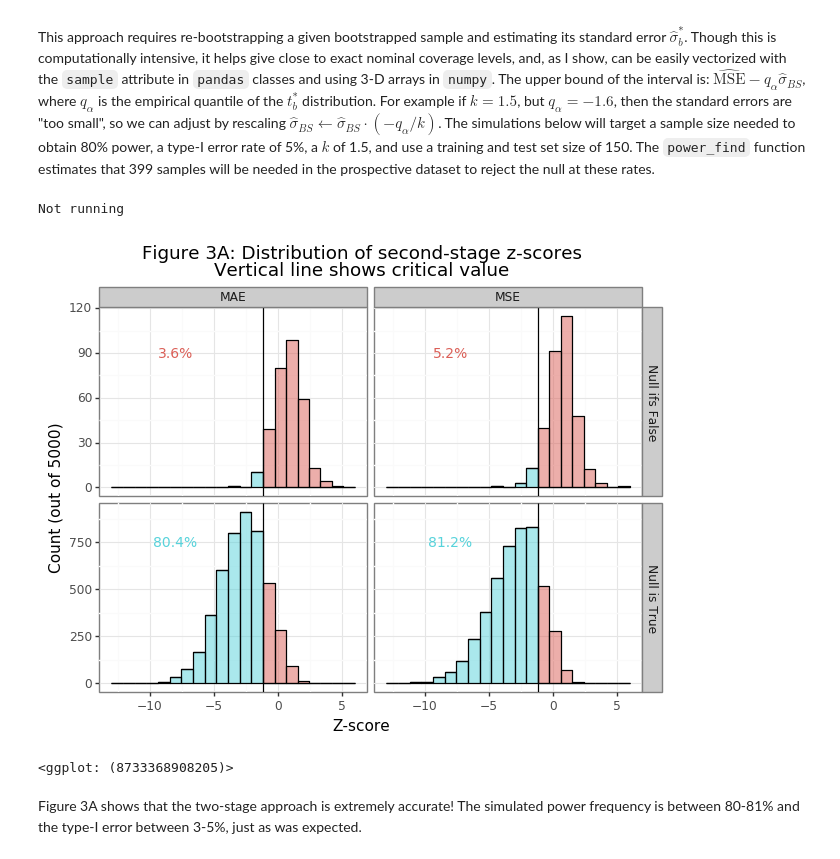
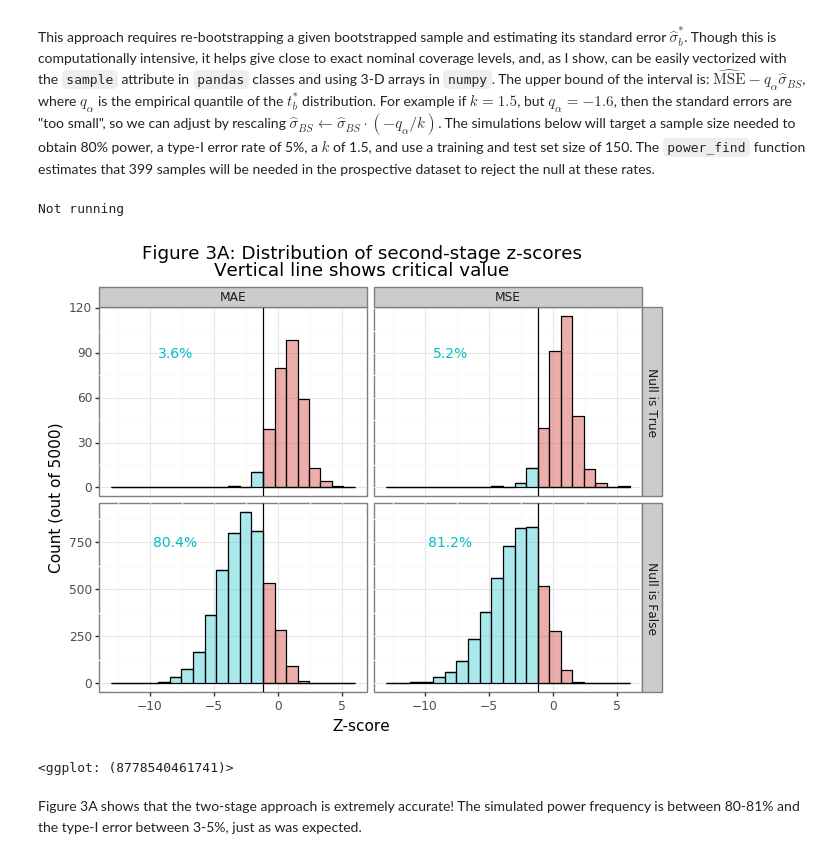
Before and after one commit to erikdrysdale/erikdrysdale.github.io, a Jupyter notebook: _rmd/extra_regression/power_for_regression_metrics.ipynb, the cells around one changed output. Cells and saved outputs as stored; diff of their text form; code cells hidden in the pictures.

```diff
--- a/_rmd/extra_regression/power_for_regression_metrics.ipynb
+++ b/_rmd/extra_regression/power_for_regression_metrics.ipynb
@@ -253,11 +253,13 @@ Figure 1B reveals that as the second-stage sample size ($n_2$) or the value of $
 # %%
 df_emp_long = df_power.melt(['k','n2'],['emp_power','emp_type1'],'tt')
 df_emp_long.tt = df_emp_long.tt.map({'emp_power':'Empirical Power','emp_type1':'Empirical Type-I'})
+tmp = pd.DataFrame({'tt':'Empirical Type-I', 'vv':0.05},index=[0])
 plotnine.options.figure_size = (8, 4)
 gg_emp = (ggplot(df_emp_long,aes(x='n2',y='value',color='k',group='k')) + theme_bw() +
-            geom_line() + labs(x='n2',y='Power') + facet_wrap('~tt',scales='free_y') +
+            geom_line() + labs(x='n2',y='Value') + facet_wrap('~tt',scales='free_y') +
             ggtitle('Figure 1C: Empirical results match theory') +
             theme(subplots_adjust={'wspace': 0.15}) +
-            scale_x_continuous(limits=[0,1001]))
+            scale_x_continuous(limits=[0,1001]) +
+            geom_hline(aes(yintercept='vv'),data=tmp,inherit_aes=False,linetype='--'))
 gg_emp
 # %% [output]
@@ -560,37 +562,37 @@ else:
     df_sim.to_csv('df_sim.csv',index=False)
 # Combine results
 df_sim = pd.read_csv('df_sim.csv')
 dat_coverage = df_sim.melt('idx',['mse_gt','mse_null','mae_gt','mae_null'],'tmp')
 dat_coverage = dat_coverage.assign(metric=lambda x: x.tmp.str.split('_',2,True).iloc[:,0],
               tt=lambda x: x.tmp.str.split('_',2,True).iloc[:,1]).drop(columns=['tmp'])
 dat_coverage = dat_coverage.pivot_table('value',['idx','metric'],'tt').reset_index()
 dat_coverage = dat_coverage.assign(null_is_false=lambda x: x['null'] > x['gt'])
 dat_power = df_sim.melt(['idx','crit'],['z_mse','z_mae'],'metric')
 dat_power = dat_power.assign(reject=lambda x: x.value < x.crit, metric=lambda x: x.metric.str.replace('z_',''))
 dat_power = dat_power.merge(dat_coverage[['idx','metric','null_is_false']],'left',['idx','metric'])
 
 plotnine.options.figure_size = (7, 5)
 brks = list(np.concatenate((np.linspace(-13,crit_prosp,14),np.linspace(crit_prosp,6,9)[1:])))
 dat_txt = dat_power.groupby(['metric','null_is_false']).reject.mean().reset_index()
 dat_txt = dat_txt.assign(lbls=lambda x: (x.reject*100).map('{:,.1f}%'.format))
 dat_txt = dat_txt.assign(x=lambda x: np.where(x.null_is_false==True,-8, -8),
                          y=lambda x: np.where(x.null_is_false==True,750, 90))
 
 di_metric = {'mse':'MSE', 'mae':'MAE'}
-di_null = {'False':'Null ifs False', 'True':'Null is True'}
+di_null = {'False':'Null is True', 'True':'Null is False'}
 gg_zdist = (ggplot(dat_power, aes(x='value',fill='reject')) + theme_bw() +
             geom_histogram(alpha=0.5,color='black',breaks=brks) +
             facet_grid('null_is_false~metric',scales='free',
                        labeller=labeller(metric=di_metric, null_is_false=di_null)) +
             labs(x='Z-score', y='Count (out of 5000)') + guides(fill=False,color=False) +
             ggtitle('Figure 3A: Distribution of second-stage z-scores\nVertical line shows critical value') +
             geom_vline(xintercept=crit_prosp,color='black') +
-            geom_text(aes(x='x',y='y',label='lbls',color='null_is_false'),data=dat_txt,size=10,inherit_aes=False))
+            geom_text(aes(x='x',y='y',label='lbls'),color="#00BFC4",data=dat_txt,size=10,inherit_aes=False))
 gg_zdist
 # %% [output]
 Not running
-[figure, old version]
+[figure, new version]
-<ggplot: (8733368908205)>
+<ggplot: (8778540461741)>
 # %% [markdown]
 Figure 3A shows that the two-stage approach is extremely accurate! The simulated power frequency is between 80-81% and the type-I error between 3-5%, just as was expected.
 # %%
```
Also changed, not shown: parts of 6 cells of this notebook, 1 other file.
